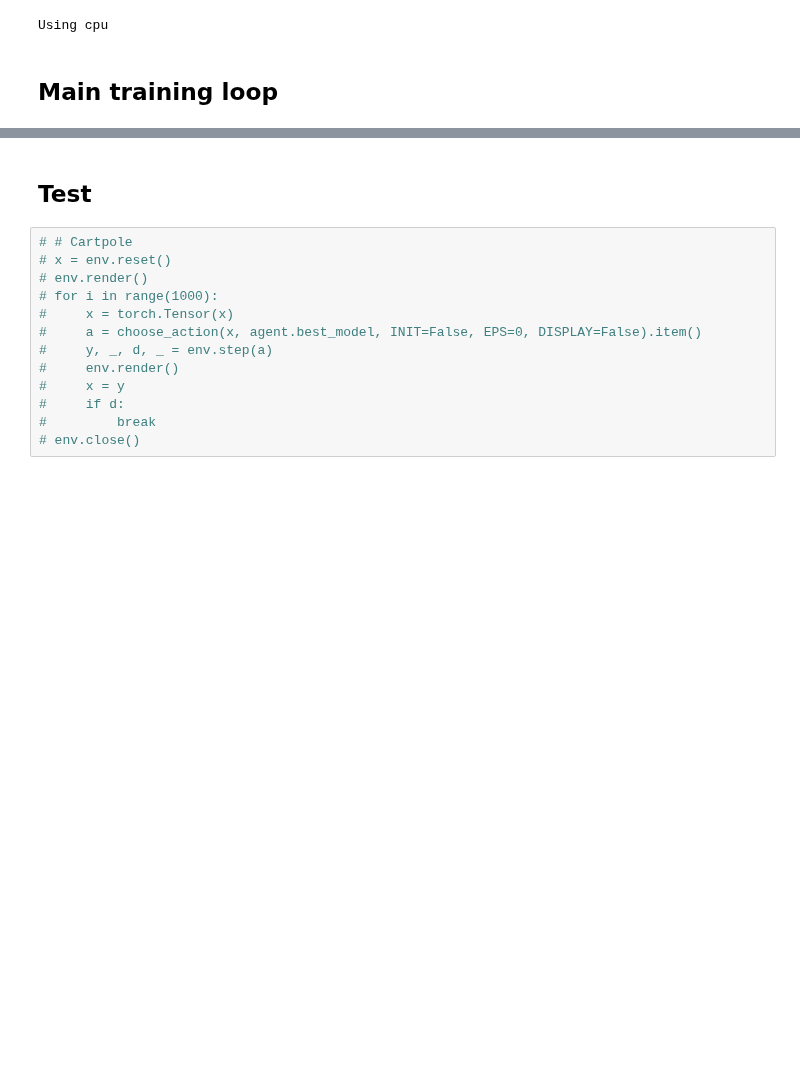
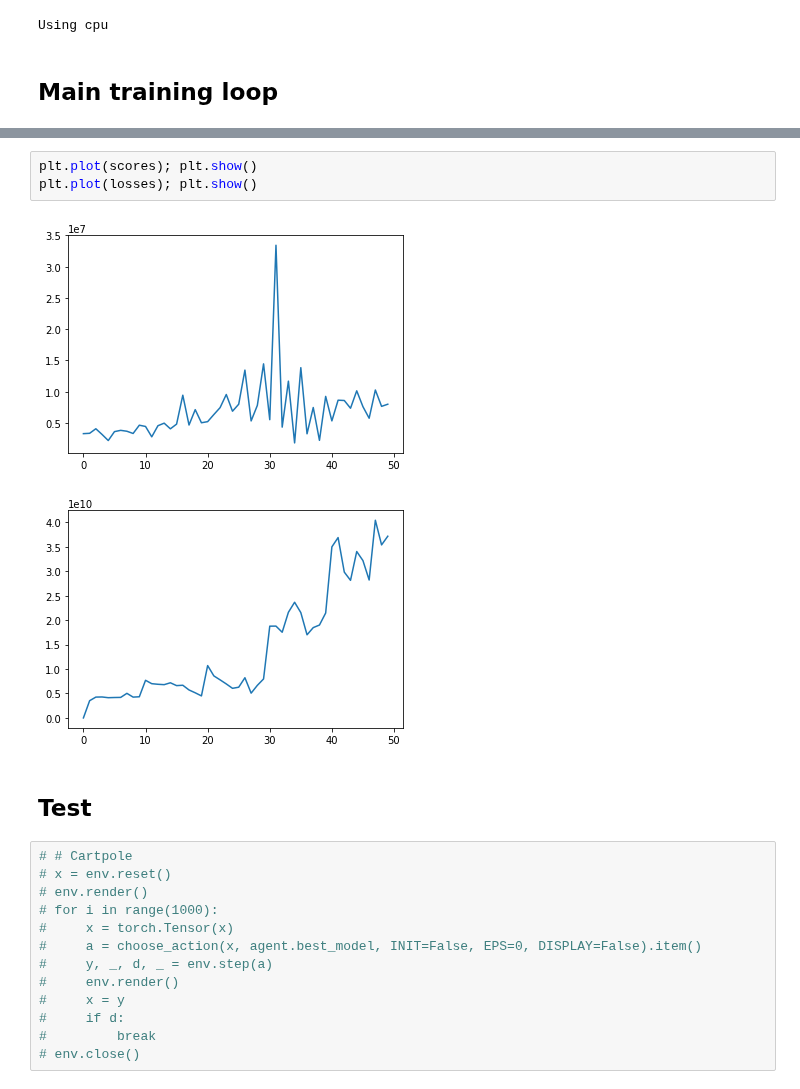
Before and after one commit to SuReLI/hiv_experiment, a Jupyter notebook: dinh_viet_toan/hiv_dvt.ipynb, the cells around one changed output, grey strips where cells are left out. Drawn from its saved outputs; the diff is of its cells as text; blank space fills up the shorter version.

```diff
--- a/dinh_viet_toan/hiv_dvt.ipynb
+++ b/dinh_viet_toan/hiv_dvt.ipynb
@@ -607,3 +612,9 @@ fc3 : [-5.74e-03, 1.06e-02] ; fc2 : [-1.68e-02, 3.04e-02] ; fc1 : [-1.66e-01, 5.
+# %%
+plt.plot(scores); plt.show()
+plt.plot(losses); plt.show()
+# %% [output]
+[figure, added]
+[figure, added]
 # %% [markdown]
 ## Test
 # %%
```
Also changed, not shown: parts of 8 cells of this notebook.
